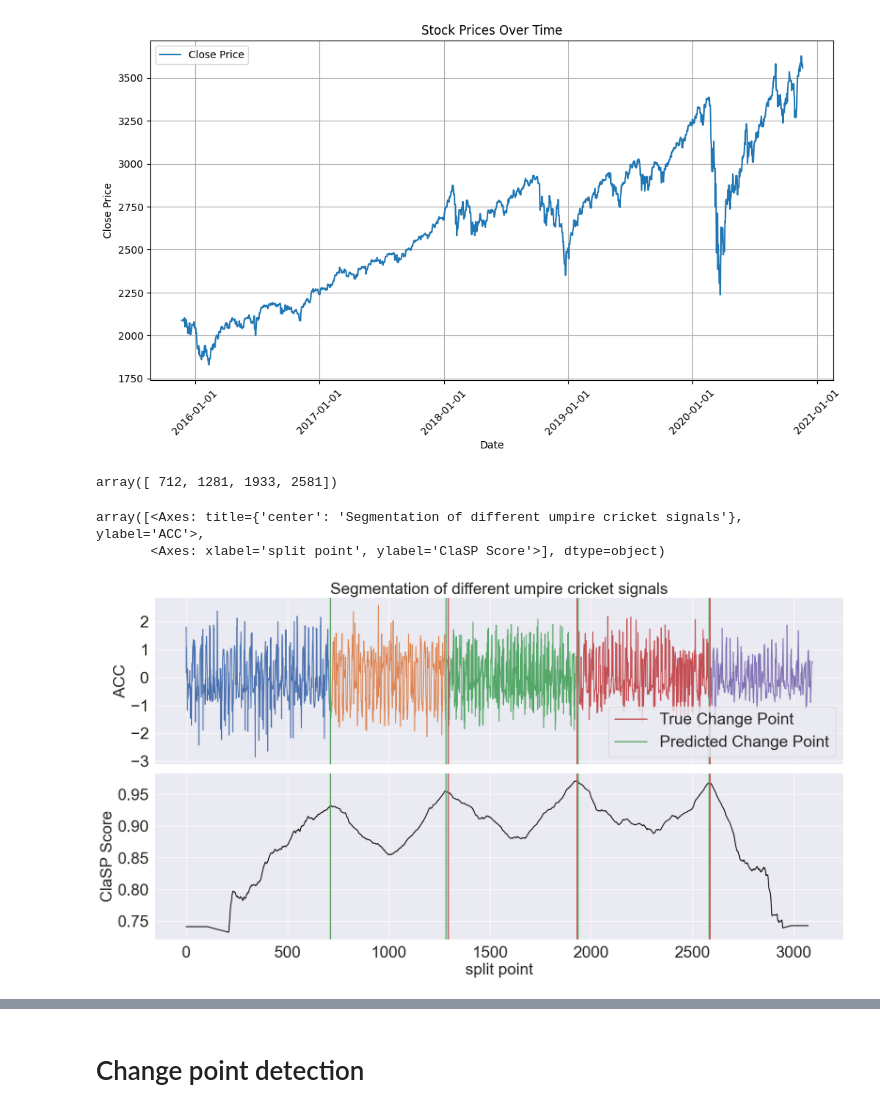
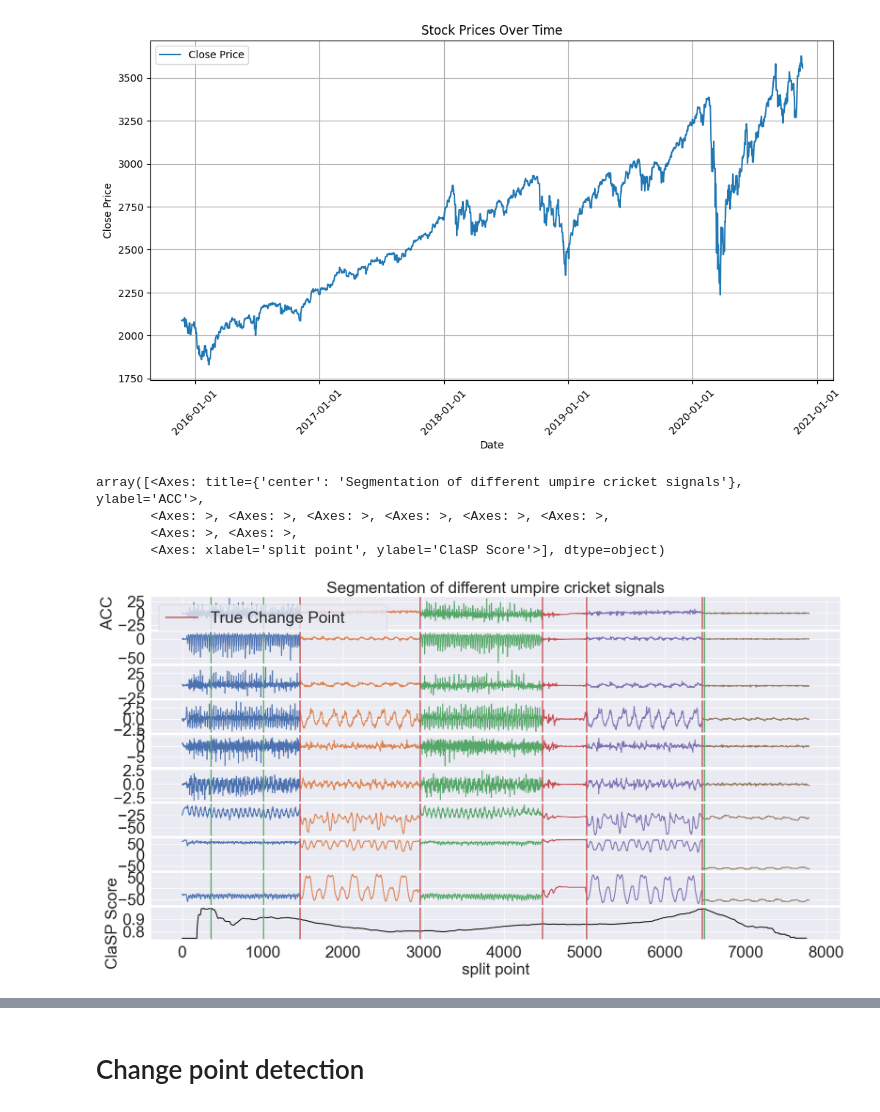
Before and after one commit to czotterbenedek/time-series-ensemble-segmentation, a Jupyter notebook: onlab_tfb4fy.ipynb, the cells around one changed output, grey strips where cells are left out. Saved outputs shown, nothing was run; the diff lists cells and outputs as text; code cells hidden in the pictures.

```diff
--- a/onlab_tfb4fy.ipynb
+++ b/onlab_tfb4fy.ipynb
@@ -75,12 +91,11 @@ from time_series_segmentation_benchmark.tssb.evaluation import covering
 # %%
-dataset, window_size, true_cps, time_series = load_tssb_dataset(names=("CricketX",)).iloc[0,:]
+dataset, window_size, true_cps,labels, time_series = load_has_dataset().iloc[0,:]
 clasp = BinaryClaSPSegmentation()
 clasp.fit_predict(time_series)
+clasp.plot(gt_cps=true_cps, heading="Segmentation of different umpire cricket signals", ts_name="ACC", file_path="segmentation_example.png")
 # %% [output]
-array([ 712, 1281, 1933, 2581])
+array([<Axes: title={'center': 'Segmentation of different umpire cricket signals'}, ylabel='ACC'>,
+       <Axes: >, <Axes: >, <Axes: >, <Axes: >, <Axes: >, <Axes: >,
+       <Axes: >, <Axes: >,
+       <Axes: xlabel='split point', ylabel='ClaSP Score'>], dtype=object)
+[figure, added]
-# %%
-clasp.plot(gt_cps=true_cps, heading="Segmentation of different umpire cricket signals", ts_name="ACC", file_path="segmentation_example.png")
-# %% [output]
-array([<Axes: title={'center': 'Segmentation of different umpire cricket signals'}, ylabel='ACC'>,
-       <Axes: xlabel='split point', ylabel='ClaSP Score'>], dtype=object)
-[figure, removed]
```
Also changed, not shown: parts of 24 cells of this notebook, 1 other file.
